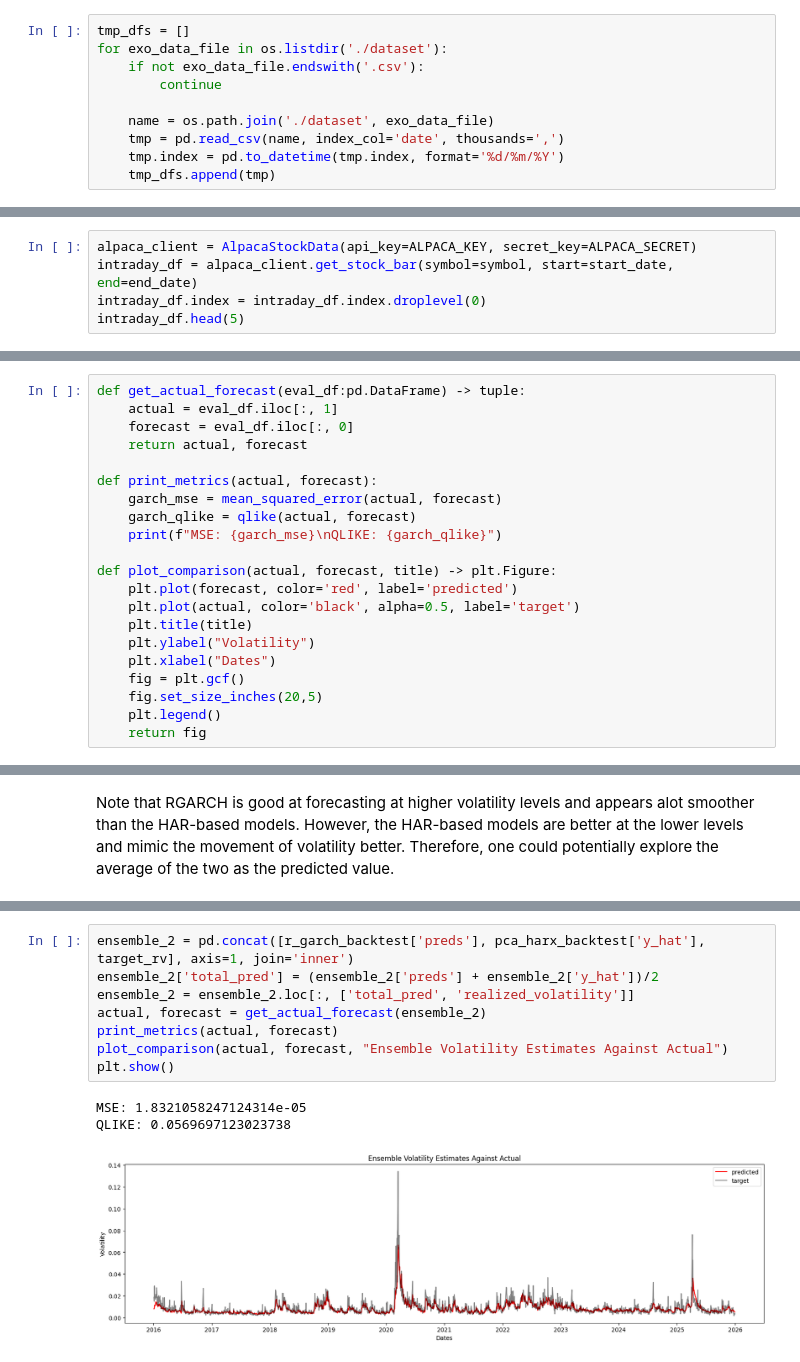
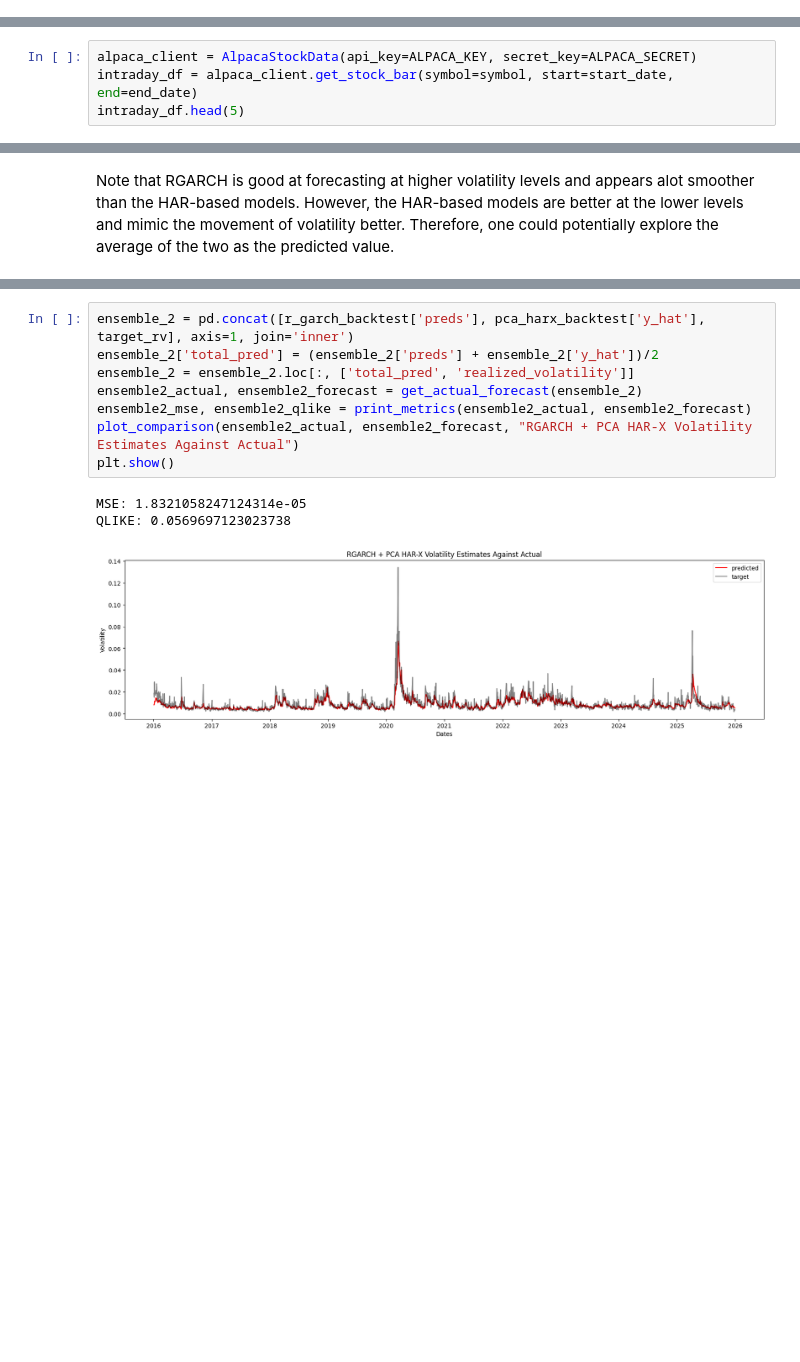
Before and after one commit to finnlimjc/Realized-Volatility-Forecasting, a Jupyter notebook: notebooks/model_comparison.ipynb, the cells around one changed output, grey strips where cells are left out. Drawn from its saved outputs; the diff is of its cells as text; blank space fills up the shorter version.

Commit message:
Implement MCS and PCA HARX
- Included sample dataset
- Completed the MCS and explained the intuition
- Copied the functions in the notebook to a python script for development of dashboard.

```diff
--- a/notebooks/model_comparison.ipynb
+++ b/notebooks/model_comparison.ipynb
@@ -11,16 +11,6 @@ from src.data_io import *
 from src.models import *
 from src.pca_harx import *
 from src.volatility_estimates import *
-# %%
-tmp_dfs = []
-for exo_data_file in os.listdir('./dataset'):
-    if not exo_data_file.endswith('.csv'):
-        continue
-
-    name = os.path.join('./dataset', exo_data_file)
-    tmp = pd.read_csv(name, index_col='date', thousands=',')
-    tmp.index = pd.to_datetime(tmp.index, format='%d/%m/%Y')
-    tmp_dfs.append(tmp)
 # %% [markdown]
 # Download Data
 In the section below, we will be using Alpaca Client to get the intraday 5min candlestick data. However, the issue is that we can only access data after about 2016. Therefore, our evaluation can only begin from the same start point.
@@ -162,7 +152,6 @@ ALPACA_SECRET = os.getenv("ALPACA_SECRET")
 # %%
 alpaca_client = AlpacaStockData(api_key=ALPACA_KEY, secret_key=ALPACA_SECRET)
 intraday_df = alpaca_client.get_stock_bar(symbol=symbol, start=start_date, end=end_date)
-intraday_df.index = intraday_df.index.droplevel(0)
 intraday_df.head(5)
 # %% [output]
 |  | open | high | low | close | volume | trade_count | vwap |
@@ -232,24 +245,3 @@ def qlike(actual:pd.Series, forecast:pd.Series) -> float:
-# %%
-def get_actual_forecast(eval_df:pd.DataFrame) -> tuple:
-    actual = eval_df.iloc[:, 1]
-    forecast = eval_df.iloc[:, 0]
-    return actual, forecast
-
-def print_metrics(actual, forecast):
-    garch_mse = mean_squared_error(actual, forecast)
-    garch_qlike = qlike(actual, forecast)
-    print(f"MSE: {garch_mse}\nQLIKE: {garch_qlike}")
-
-def plot_comparison(actual, forecast, title) -> plt.Figure:
-    plt.plot(forecast, color='red', label='predicted')
-    plt.plot(actual, color='black', alpha=0.5, label='target')
-    plt.title(title)
-    plt.ylabel("Volatility")
-    plt.xlabel("Dates")
-    fig = plt.gcf()
-    fig.set_size_inches(20,5)
-    plt.legend()
-    return fig
 # %% [markdown]
 # Backtest Results
 # %%
@@ -299,12 +291,12 @@ QLIKE: 0.06315100774500401
 # %%
 ensemble_2 = pd.concat([r_garch_backtest['preds'], pca_harx_backtest['y_hat'], target_rv], axis=1, join='inner')
 ensemble_2['total_pred'] = (ensemble_2['preds'] + ensemble_2['y_hat'])/2
 ensemble_2 = ensemble_2.loc[:, ['total_pred', 'realized_volatility']]
-actual, forecast = get_actual_forecast(ensemble_2)
-print_metrics(actual, forecast)
-plot_comparison(actual, forecast, "Ensemble Volatility Estimates Against Actual")
+ensemble2_actual, ensemble2_forecast = get_actual_forecast(ensemble_2)
+ensemble2_mse, ensemble2_qlike = print_metrics(ensemble2_actual, ensemble2_forecast)
+plot_comparison(ensemble2_actual, ensemble2_forecast, "RGARCH + PCA HAR-X Volatility Estimates Against Actual")
 plt.show()
 # %% [output]
 MSE: 1.8321058247124314e-05
 QLIKE: 0.0569697123023738
-[figure, old version]
+[figure, new version]
```
Also changed, not shown: parts of 11 cells of this notebook, 7 other files.
